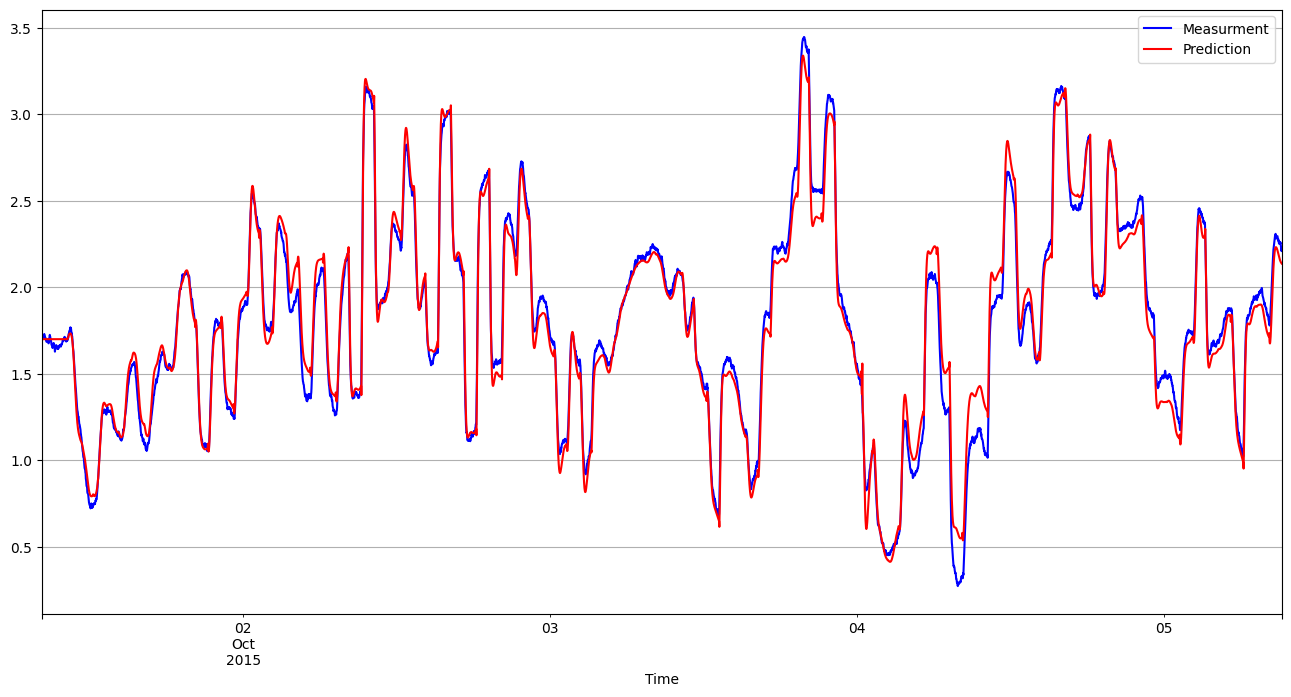
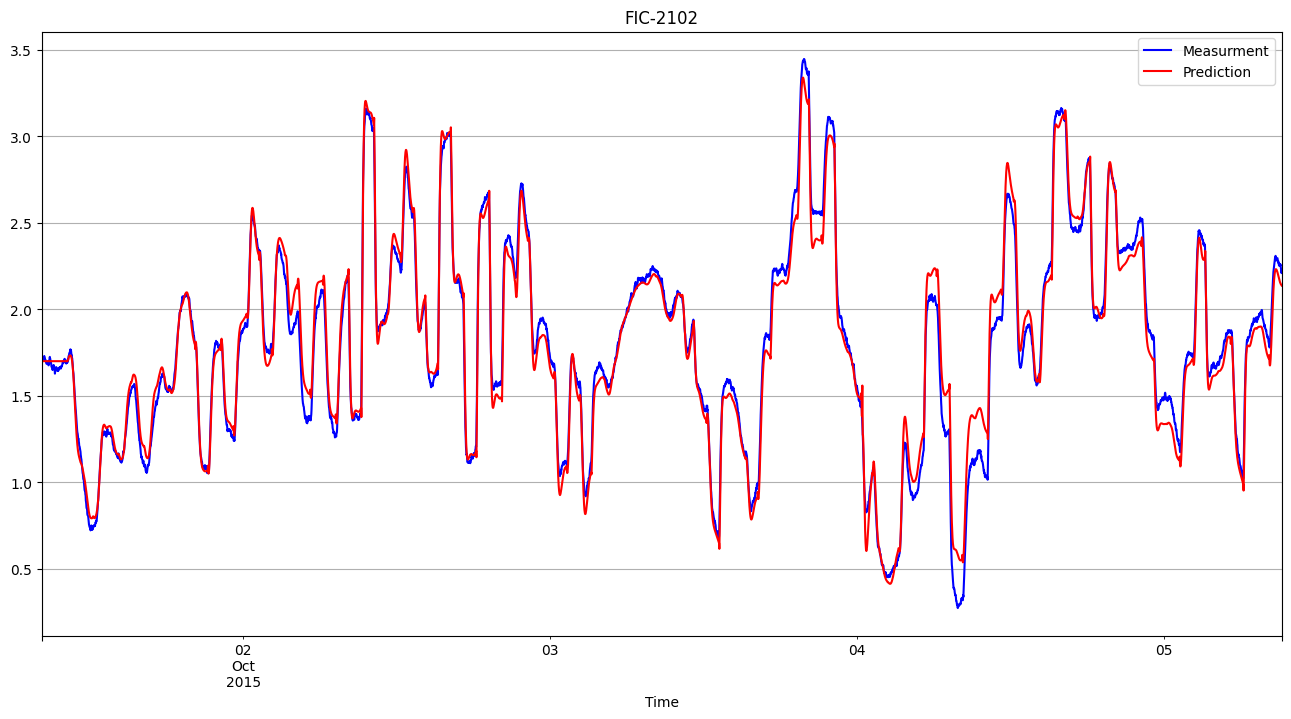
Unified diff of the notebook cell whose output changed from the first chart to the second:
--- before
+++ after
@@ -1,4 +1,5 @@
 step_test_data[output_tag].plot(color='b', label = 'Measurment')
 pred[output_tag].plot(color='r', label = 'Prediction')
+plt.title(output_tag)
 plt.legend()
 plt.grid()

Commit: Added predtion plot title